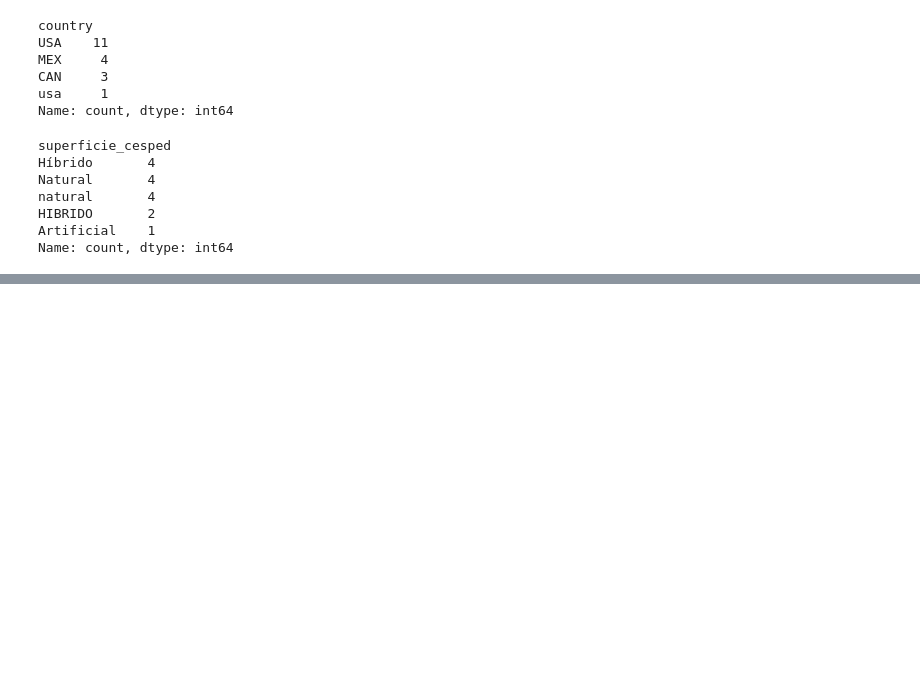
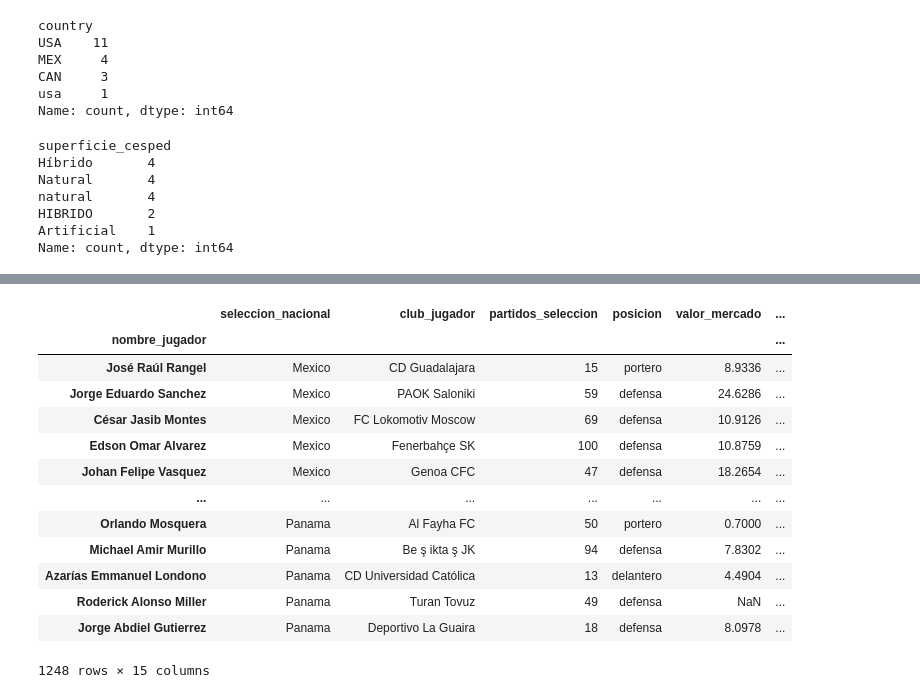
Before and after one commit to gonzalotorrentebelio/World-Cup-Spain, a Jupyter notebook: bloque1.ipynb, the cells around one changed output, grey strips where cells are left out. Cells and saved outputs as stored; diff of their text form; code cells hidden in the pictures; blank space fills up the shorter version.

```diff
--- a/bloque1.ipynb
+++ b/bloque1.ipynb
@@ -648,0 +700,43 @@ Name: count, dtype: int64
+# %%
+jugadores = pd.DataFrame()
+nombres_squads = ["player_id", "nombre_jugador", "seleccion_nacional", "club_jugador", "partidos_seleccion", "posicion", "valor_mercado"]
+columnas_squads = ["player_id", "player_name", "team_id", "club_team", "caps", "position", "market_value_eur"]
+
+for nuevo, viejo in zip(nombres_squads, columnas_squads):
+    jugadores[nuevo] = df_squads_players[viejo].copy()
+
+
+jugadores["seleccion_nacional"] = jugadores["seleccion_nacional"].map(equipos["team_name"])
+
+jugadores["posicion"] = jugadores["posicion"].map({"GK": "portero", "DEF": "defensa", "MID": "centrocampista", "FWD": "delantero"})
+
+stats = df_playerstats.drop_duplicates(subset="player_id")
+stats = stats.set_index("player_id")
+
+nombres_stats = ["partidos_jugados", "minutos_jugados", "goles", "asistencias", "tiros",
+                 "tarjetas_amarillas", "tarjetas_rojas", "paradas", "goles_concedidos", "calificacion_media"]
+columnas_stats = ["matches_played", "minutes_played", "goals", "assists", "shots",
+                  "yellow_cards", "red_cards", "saves", "goals_conceded", "average_rating"]
+
+for nuevo, viejo in zip(nombres_stats, columnas_stats):
+    jugadores[nuevo] = jugadores["player_id"].map(stats[viejo])
+
+jugadores = jugadores.drop(columns="player_id")
+jugadores = jugadores.set_index("nombre_jugador")
+
+display(jugadores)
+# %% [output]
+|  | seleccion_nacional | club_jugador | partidos_seleccion | posicion | valor_mercado | ... |
+| nombre_jugador |  |  |  |  |  | ... |
+| José Raúl Rangel | Mexico | CD Guadalajara | 15 | portero | 8.9336 | ... |
+| Jorge Eduardo Sanchez | Mexico | PAOK Saloniki | 59 | defensa | 24.6286 | ... |
+| César Jasib Montes | Mexico | FC Lokomotiv Moscow | 69 | defensa | 10.9126 | ... |
+| Edson Omar Alvarez | Mexico | Fenerbahçe SK | 100 | defensa | 10.8759 | ... |
+| Johan Felipe Vasquez | Mexico | Genoa CFC | 47 | defensa | 18.2654 | ... |
+| ... | ... | ... | ... | ... | ... | ... |
+| Orlando Mosquera | Panama | Al Fayha FC | 50 | portero | 0.7000 | ... |
+| Michael Amir Murillo | Panama | Be ş ikta ş JK | 94 | defensa | 7.8302 | ... |
+| Azarías Emmanuel Londono | Panama | CD Universidad Católica | 13 | delantero | 4.4904 | ... |
+| Roderick Alonso Miller | Panama | Turan Tovuz | 49 | defensa | NaN | ... |
+| Jorge Abdiel Gutierrez | Panama | Deportivo La Guaira | 18 | defensa | 8.0978 | ... |
+1248 rows × 15 columns
```
Also changed, not shown: parts of 11 cells of this notebook, 3 other files.
